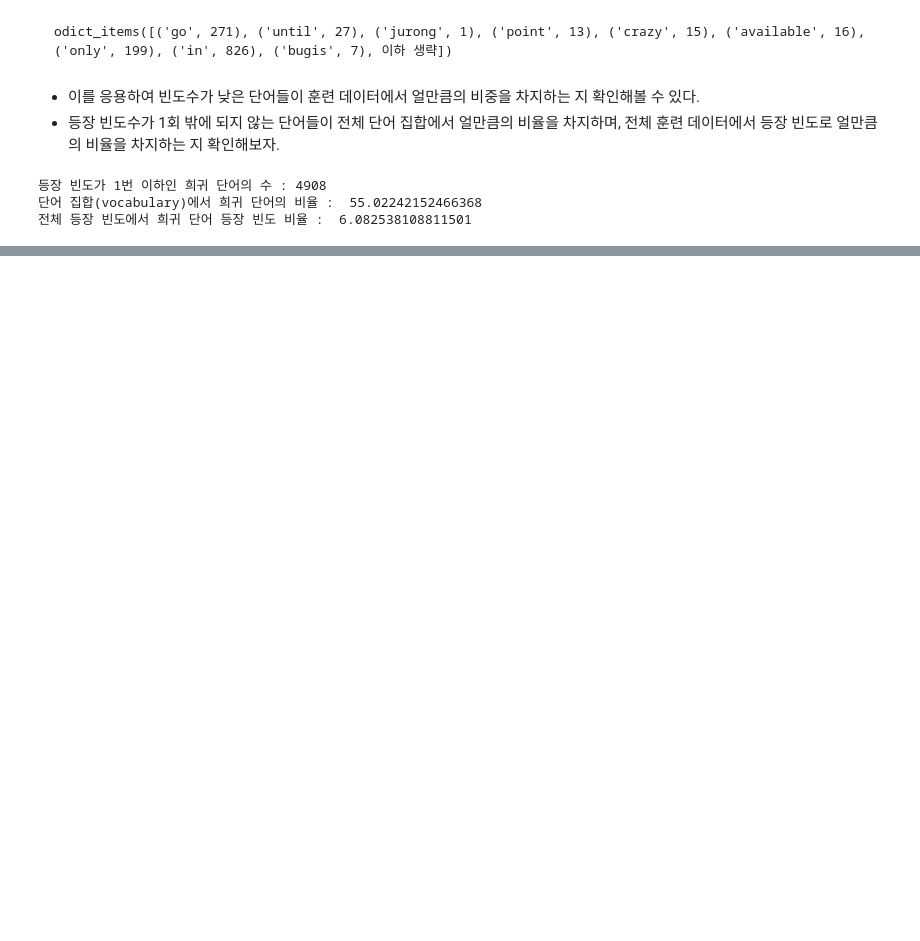
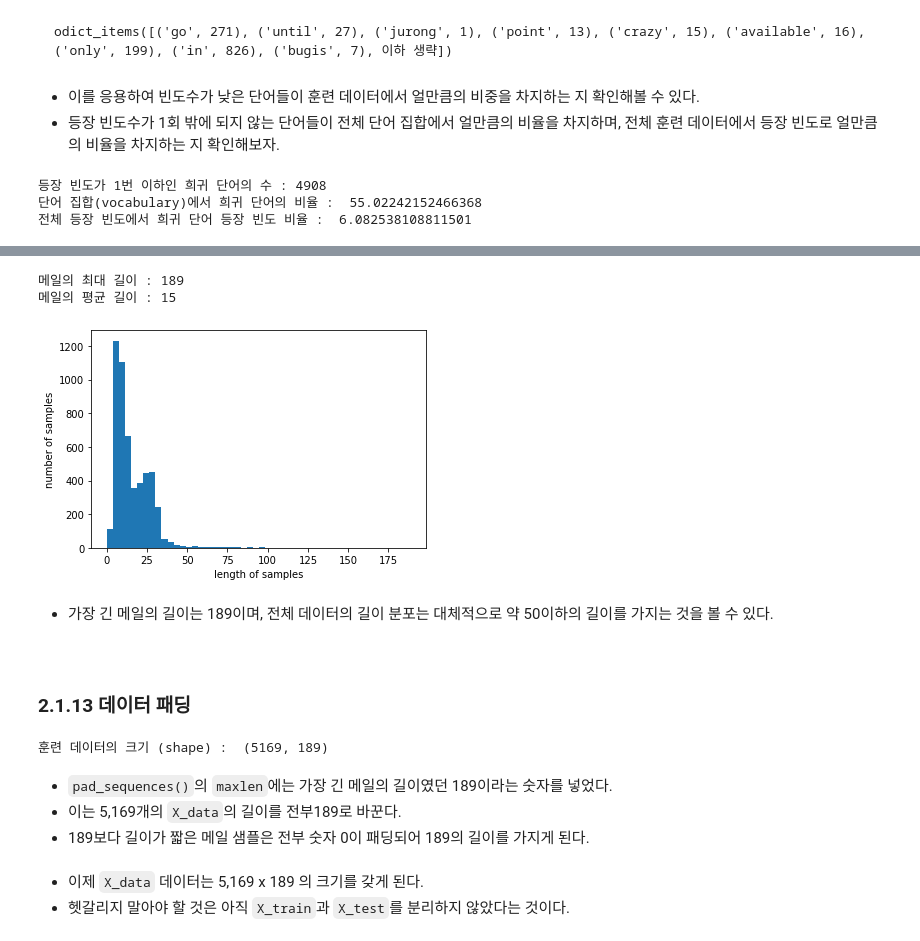
Before and after one commit to sunghan-kim/Introduction-to-NLP-Using-DL, a Jupyter notebook: Ch11_Text-Classification/Ch11_v02_Spam_Detection.ipynb, the cells around one changed output, grey strips where cells are left out. Drawn from its saved outputs; the diff is of its cells as text; code cells hidden in the pictures; blank space fills up the shorter version.

```diff
--- a/Ch11_Text-Classification/Ch11_v02_Spam_Detection.ipynb
+++ b/Ch11_Text-Classification/Ch11_v02_Spam_Detection.ipynb
@@ -251,0 +303,36 @@ print('전체 등장 빈도에서 희귀 단어 등장 빈도 비율 : ', (rare_
+# %%
+X_data = sequences
+
+print('메일의 최대 길이 : %d' % max(len(l) for l in X_data))
+print('메일의 평균 길이 : %d' % (sum(map(len, X_data)) / len(X_data)))
+# %% [output]
+메일의 최대 길이 : 189
+메일의 평균 길이 : 15
+# %%
+plt.hist([len(s) for s in X_data], bins=50)
+plt.xlabel('length of samples')
+plt.ylabel('number of samples')
+plt.show()
+# %% [output]
+[figure, added]
+# %% [markdown]
+- 가장 긴 메일의 길이는 189이며, 전체 데이터의 길이 분포는 대체적으로 약 50이하의 길이를 가지는 것을 볼 수 있다.
+# %% [markdown]
+<br>
+
+### 2.1.13 데이터 패딩
+# %%
+max_len = 189
+
+# 전체 데이터셋의 길이는 max_len으로 맞춘다.
+data = pad_sequences(X_data, maxlen=max_len)
+print('훈련 데이터의 크기 (shape) : ', data.shape)
+# %% [output]
+훈련 데이터의 크기 (shape) :  (5169, 189)
+# %% [markdown]
+- `pad_sequences()`의 `maxlen`에는 가장 긴 메일의 길이였던 189이라는 숫자를 넣었다.
+- 이는 5,169개의 `X_data`의 길이를 전부189로 바꾼다.
+- 189보다 길이가 짧은 메일 샘플은 전부 숫자 0이 패딩되어 189의 길이를 가지게 된다.
+# %% [markdown]
+- 이제 `X_data` 데이터는 5,169 x 189 의 크기를 갖게 된다.
+- 헷갈리지 말아야 할 것은 아직 `X_train`과 `X_test`를 분리하지 않았다는 것이다.
```
Also changed, not shown: parts of 22 cells of this notebook, 1 other file.
